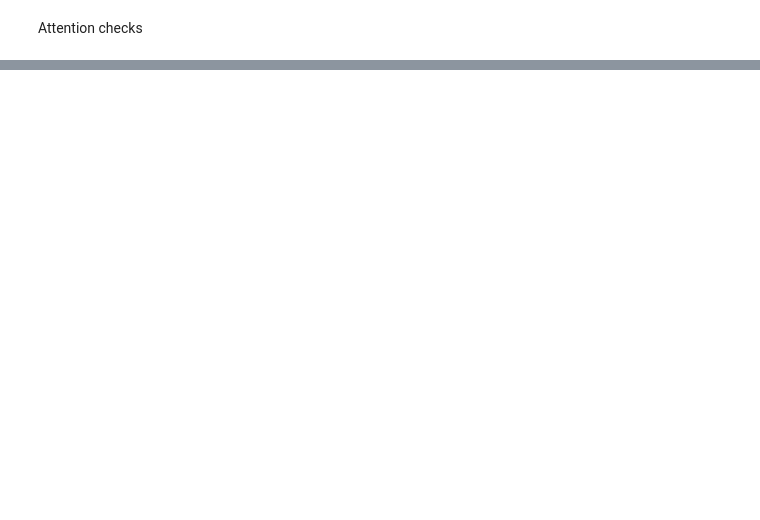
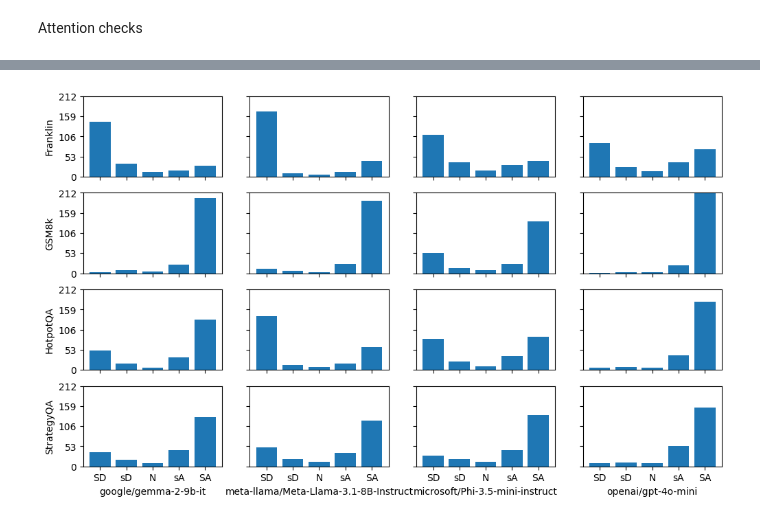
Before and after one commit to njf0/frank-llm, a Jupyter notebook: mini-project/studies/ask/results/results.ipynb, the cells around one changed output, grey strips where cells are left out. Cells and saved outputs as stored; diff of their text form; code cells hidden in the pictures; blank space fills up the shorter version.

Commit message:
Updated analysis

```diff
--- a/mini-project/studies/ask/results/results.ipynb
+++ b/mini-project/studies/ask/results/results.ipynb
@@ -151,0 +139,7 @@ Index(['5f9954c879e21c000a825bd4', '66adf6f866c44ee3bcae4aad',
+# %%
+# get rows where cell does not match column name for both columns
+attention_check_df = attention_check_df[
+    (attention_check_df['Somewhat agree'] != 'Somewhat agree')
+    | (attention_check_df['Strongly disagree'] != 'Strongly disagree')
+]
+attention_check_df.loc['602a2911a73ba046955f6c58']
@@ -151,0 +151,4 @@ Index(['5f9954c879e21c000a825bd4', '66adf6f866c44ee3bcae4aad',
+# %%
+print(f'Failed attention checks: {len(attention_check_df)}/{len(df)} ({len(attention_check_df) / len(df) * 100:.2f}%)')
+# remove rows where attention check failed
+df = df[~df.index.isin(attention_check_df.index)]
@@ -151,0 +157,12 @@ Index(['5f9954c879e21c000a825bd4', '66adf6f866c44ee3bcae4aad',
+# %%
+# convert text to integer
+point_scale = 5
+df = df.map(lambda x: analysis.t2i(x, point_scale))
+# %%
+# get rows where all non-NaN values are the same
+rows = df.apply(lambda x: len(set(x.dropna())) == 1, axis=1)
+# print rows where value is true and not false
+rows = rows[rows == True]
+print(f'Rows with same values: {len(rows)} ({len(rows) / len(df) * 100:.2f}%)')
+# drop these rows from the dataframe
+df = df.drop(rows.index)
@@ -339,0 +264,4 @@ questions = questions[(questions['dataset'] == dataset) & (questions['model'] ==
+# %%
+analysis.plot_histograms(Q1)
+# %% [output]
+[figure, added]
```
Also changed, not shown: parts of 25 cells of this notebook, 6 other files.
